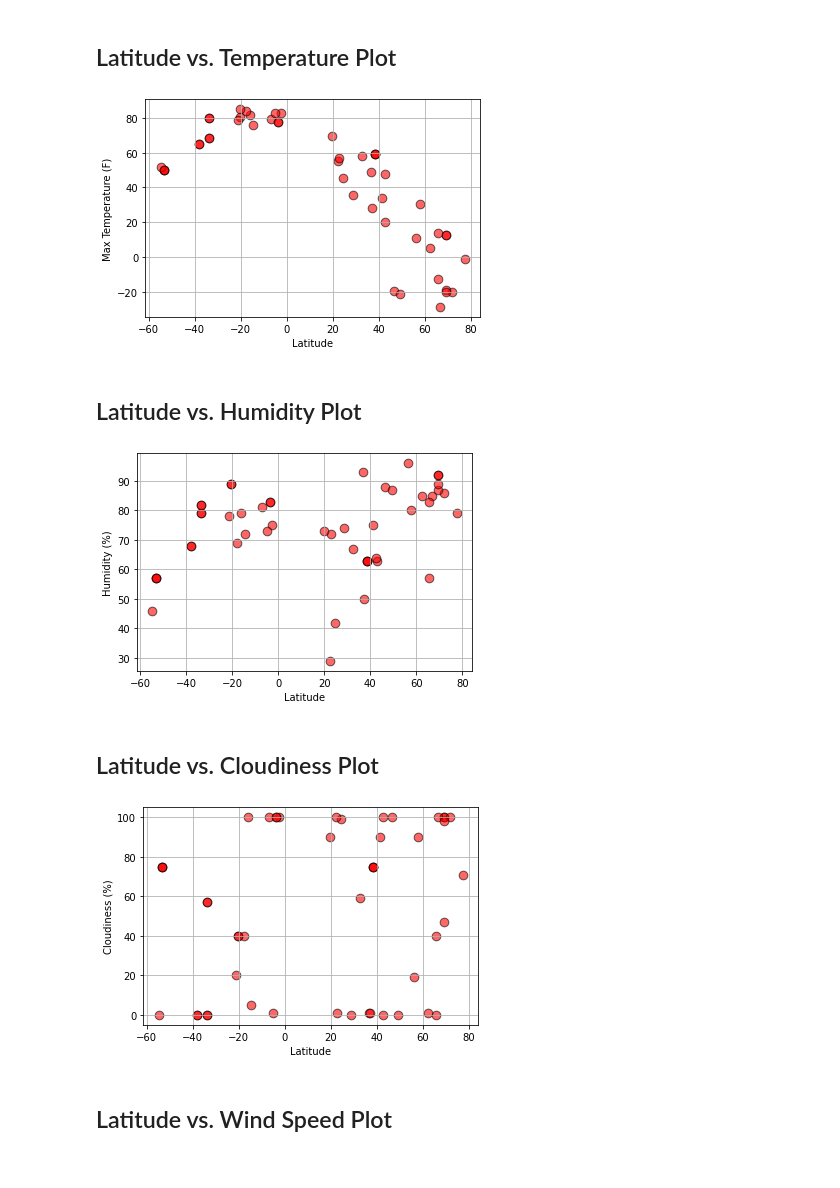
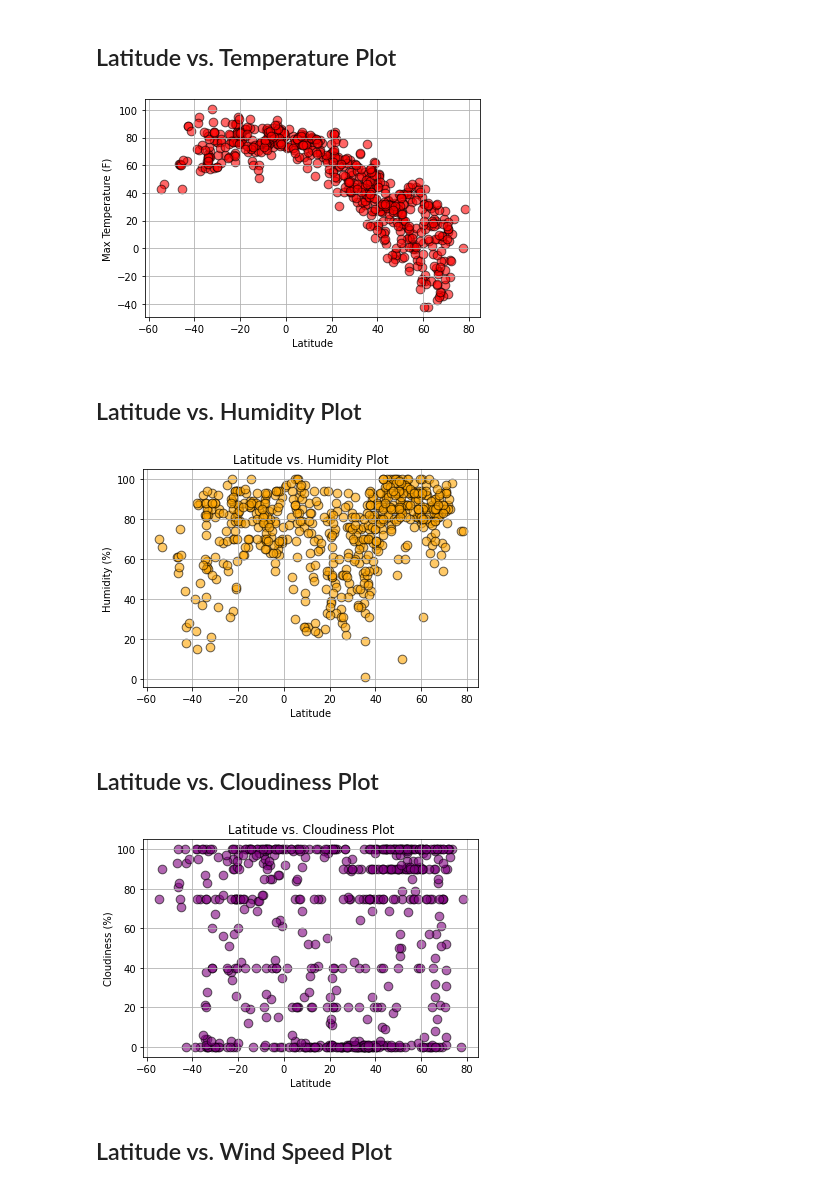
Before and after one commit to SwobabikaJena/python-api-challenge, a Jupyter notebook: WeatherPy/WeatherPy_Solved.ipynb, the cells around one changed output. Cells and saved outputs as stored; diff of their text form; code cells hidden in the pictures.

```diff
--- a/WeatherPy/WeatherPy_Solved.ipynb
+++ b/WeatherPy/WeatherPy_Solved.ipynb
@@ -15,8 +15,8 @@ from config import (gkey,weather_api_key)
 # %% [markdown]
 ## Generate Cities List
 # %%
-lat= np.random.uniform(-90, 90, 50)
-lng= np.random.uniform(-180, 180, 50)
+lat= np.random.uniform(-90, 90, 1500)
+lng= np.random.uniform(-180, 180, 1500)
 lat_lng = list(zip(lat,lng))
 #print(lat_lng)
 
@@ -27,7 +27,8 @@ lng=[]
 for coordinate in lat_lng:
     city = citipy.nearest_city(coordinate[0],coordinate[1]).city_name
     #print(city)
-    city_list.append(city)
+    if city not in city_list:
+        city_list.append(city)
 
-print(city_list)
+print(len(city_list))
 # %% [output]
@@ -200,29 +193,34 @@ plt.scatter(clean_city_data['Lat'],clean_city_data['Max temp'],marker ="o",c="re
 plt.xlabel('Latitude')
 plt.ylabel('Max Temperature (F)')
 plt.grid()
+plt.savefig("Output/LatVsTemp.png")
 plt.show()
 # %% [output]
-[figure, old version]
+[figure, new version]
 # %% [markdown]
 ## Latitude vs. Humidity Plot
 # %%
-plt.scatter(clean_city_data['Lat'],clean_city_data['Humidity'],marker ="o",c="red",edgecolors="black",s=75, alpha=0.6)
+plt.scatter(clean_city_data['Lat'],clean_city_data['Humidity'],marker ="o",c="orange",edgecolors="black",s=75, alpha=0.6)
 plt.xlabel('Latitude')
 plt.ylabel('Humidity (%)')
+plt.title ('Latitude vs. Humidity Plot')
 plt.grid()
+plt.savefig("Output/LatVsHumidity.png")
 plt.show()
 # %% [output]
-[figure, old version]
+[figure, new version]
 # %% [markdown]
 ## Latitude vs. Cloudiness Plot
 # %%
-plt.scatter(clean_city_data['Lat'],clean_city_data['Cloudiness'],marker ="o",c="red",edgecolors="black",s=75, alpha=0.6)
+plt.scatter(clean_city_data['Lat'],clean_city_data['Cloudiness'],marker ="o",c="purple",edgecolors="black",s=75, alpha=0.6)
 plt.xlabel('Latitude')
 plt.ylabel('Cloudiness (%)')
+plt.title ('Latitude vs. Cloudiness Plot')
+plt.savefig("Output/LatVsCloudiness.png")
 plt.grid()
 plt.show()
 # %% [output]
-[figure, old version]
+[figure, new version]
 # %% [markdown]
 ## Latitude vs. Wind Speed Plot
 # %%
```
Also changed, not shown: parts of 19 cells of this notebook, 19 other files.
